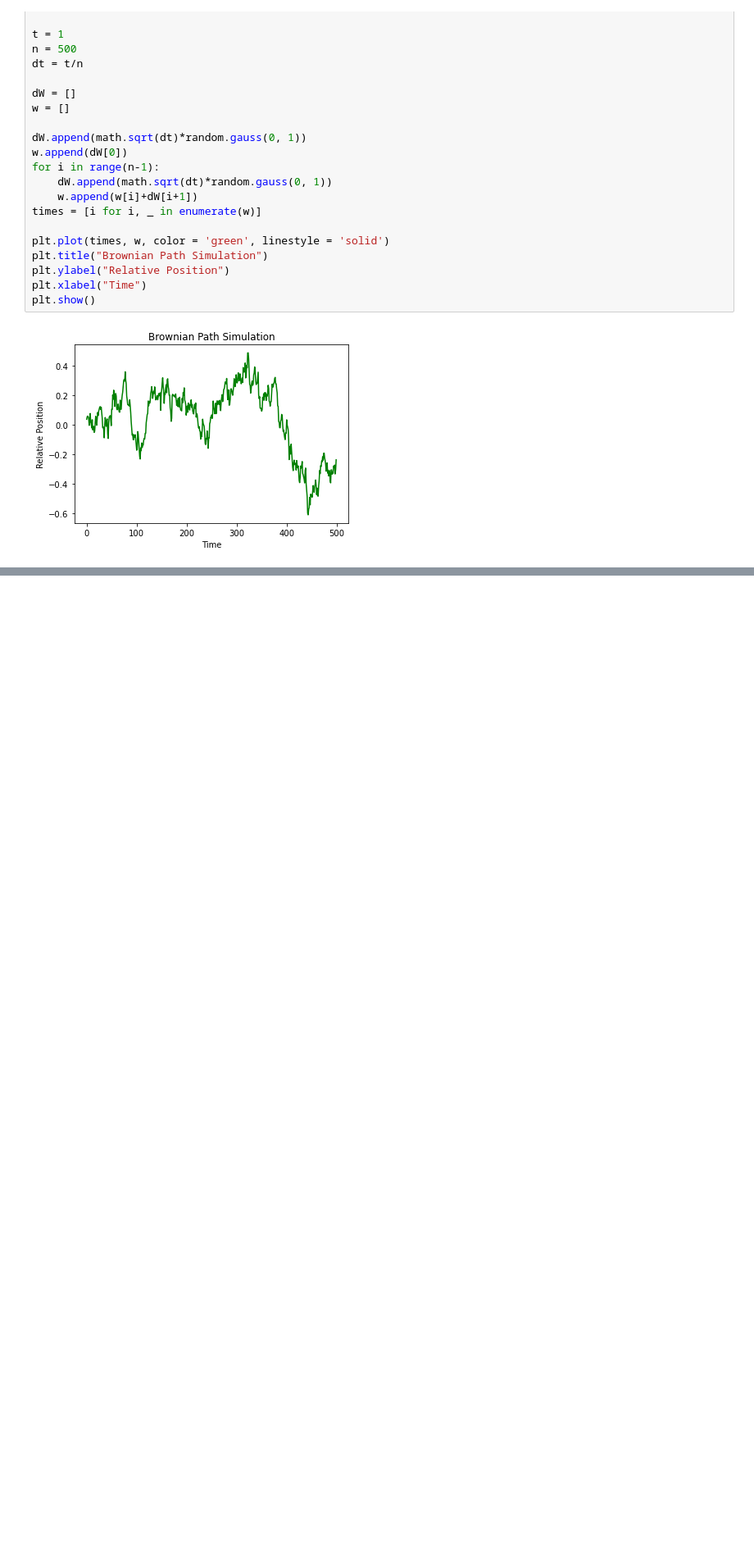
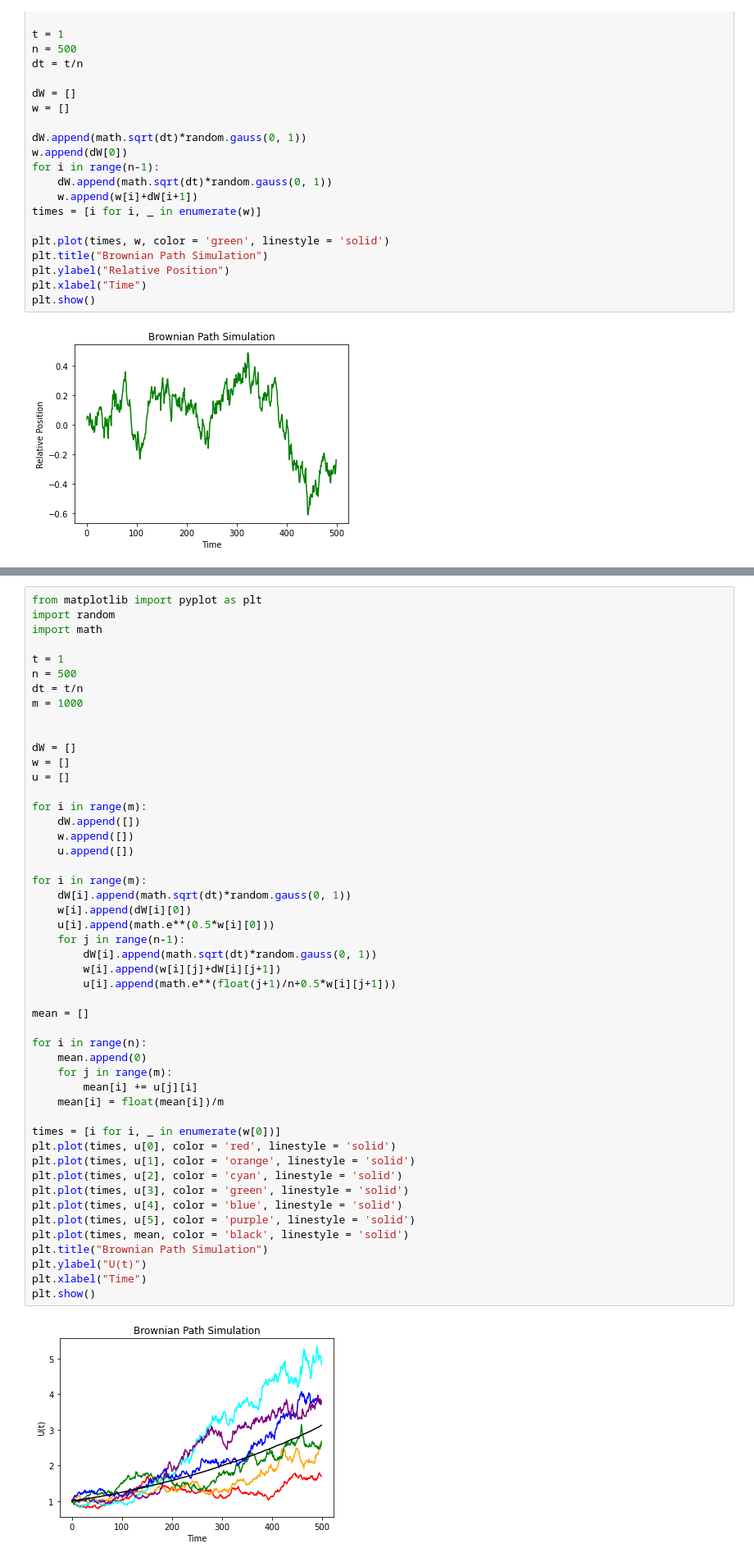
Before and after one commit to ageorgemorgan/basic_sdes, a Jupyter notebook: Brownian Motion.ipynb, the cells around one changed output, grey strips where cells are left out. Shown at 82% size. Saved outputs shown, nothing was run; the diff lists cells and outputs as text; blank space fills up the shorter version.

```diff
--- a/Brownian Motion.ipynb
+++ b/Brownian Motion.ipynb
@@ -77,0 +27,51 @@ plt.show()
+# %%
+from matplotlib import pyplot as plt
+import random
+import math
+
+t = 1
+n = 500
+dt = t/n
+m = 1000
+
+
+dW = []
+w = []
+u = []
+
+for i in range(m):
+    dW.append([])
+    w.append([])
+    u.append([])
+
+for i in range(m):
+    dW[i].append(math.sqrt(dt)*random.gauss(0, 1))
+    w[i].append(dW[i][0])
+    u[i].append(math.e**(0.5*w[i][0]))
+    for j in range(n-1):
+        dW[i].append(math.sqrt(dt)*random.gauss(0, 1))
+        w[i].append(w[i][j]+dW[i][j+1])
+        u[i].append(math.e**(float(j+1)/n+0.5*w[i][j+1]))
+
+mean = []
+
+for i in range(n):
+    mean.append(0)
+    for j in range(m):
+        mean[i] += u[j][i]
+    mean[i] = float(mean[i])/m
+
+times = [i for i, _ in enumerate(w[0])]
+plt.plot(times, u[0], color = 'red', linestyle = 'solid')
+plt.plot(times, u[1], color = 'orange', linestyle = 'solid')
+plt.plot(times, u[2], color = 'cyan', linestyle = 'solid')
+plt.plot(times, u[3], color = 'green', linestyle = 'solid')
+plt.plot(times, u[4], color = 'blue', linestyle = 'solid')
+plt.plot(times, u[5], color = 'purple', linestyle = 'solid')
+plt.plot(times, mean, color = 'black', linestyle = 'solid')
+plt.title("Brownian Path Simulation")
+plt.ylabel("U(t)")
+plt.xlabel("Time")
+plt.show()
+# %% [output]
+[figure, added]
```
Also changed, not shown: parts of 1 cell of this notebook.
